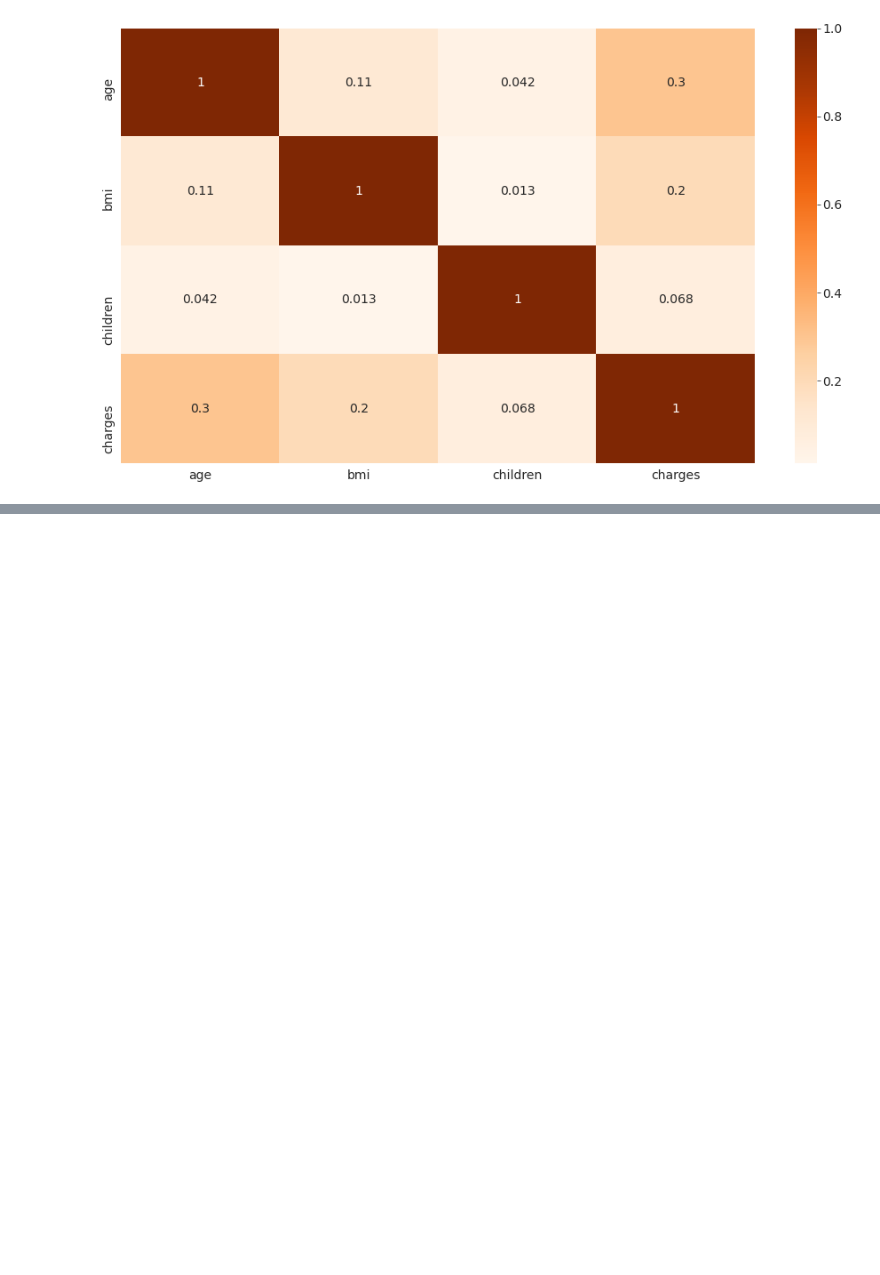
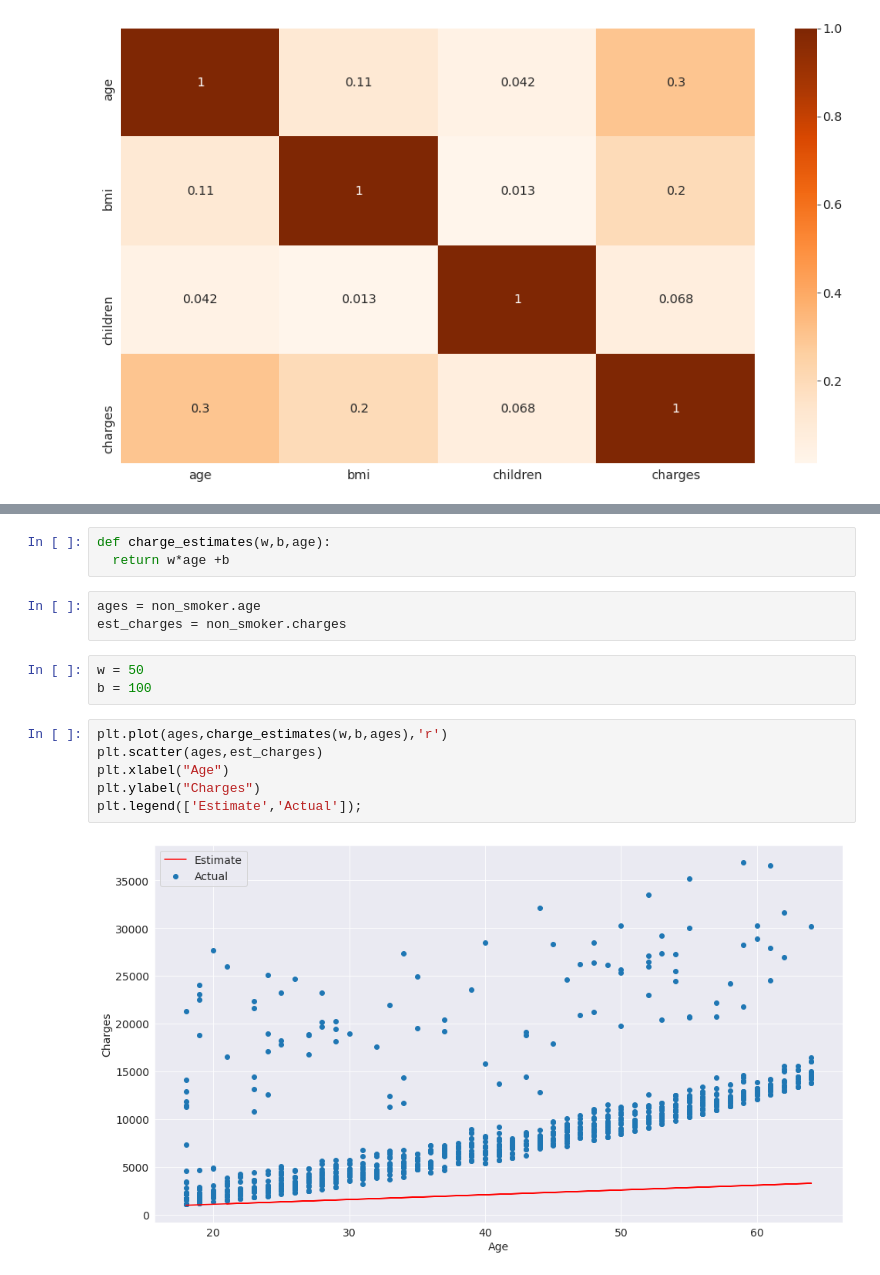
Before and after one commit to MOULIK-RAZDAN/LINEAR-REGRESSION-ON-INSURANCE-POLICY, a Jupyter notebook: Linear_Regression_on_Insurance_policy.ipynb, the cells around one changed output, grey strips where cells are left out. Saved outputs shown, nothing was run; the diff lists cells and outputs as text; blank space fills up the shorter version.

```diff
--- a/Linear_Regression_on_Insurance_policy.ipynb
+++ b/Linear_Regression_on_Insurance_policy.ipynb
@@ -206,0 +246,17 @@ sns.heatmap(medical_df.corr(),cmap='Oranges',annot=True)
+# %%
+def charge_estimates(w,b,age):
+  return w*age +b
+# %%
+ages = non_smoker.age
+est_charges = non_smoker.charges
+# %%
+w = 50
+b = 100
+# %%
+plt.plot(ages,charge_estimates(w,b,ages),'r')
+plt.scatter(ages,est_charges)
+plt.xlabel("Age")
+plt.ylabel("Charges")
+plt.legend(['Estimate','Actual']);
+# %% [output]
+[figure, added]
```
Also changed, not shown: parts of 25 cells of this notebook.
